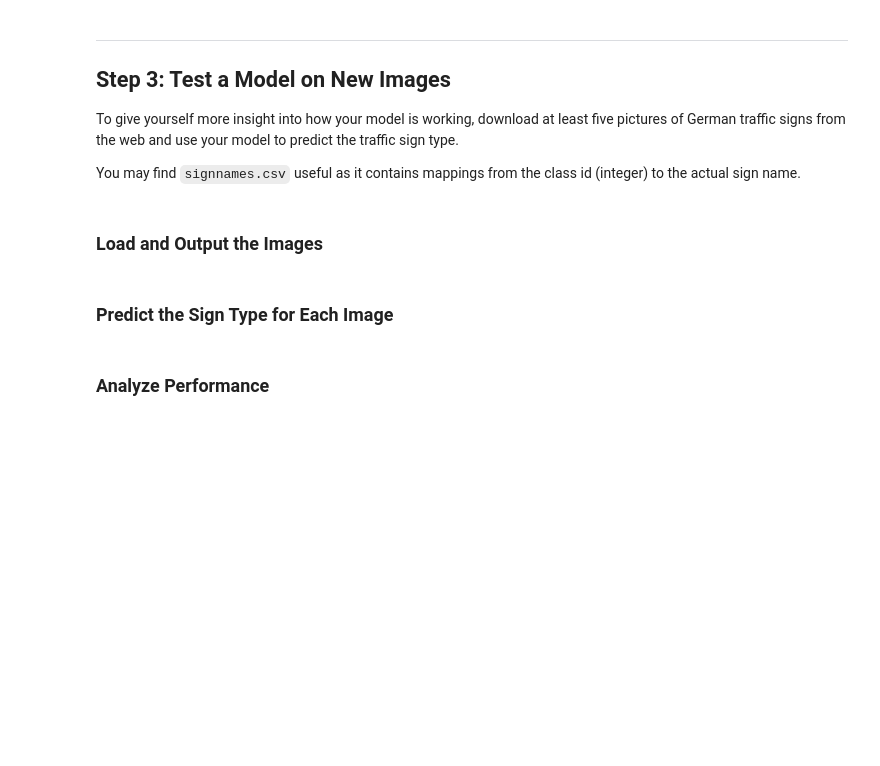
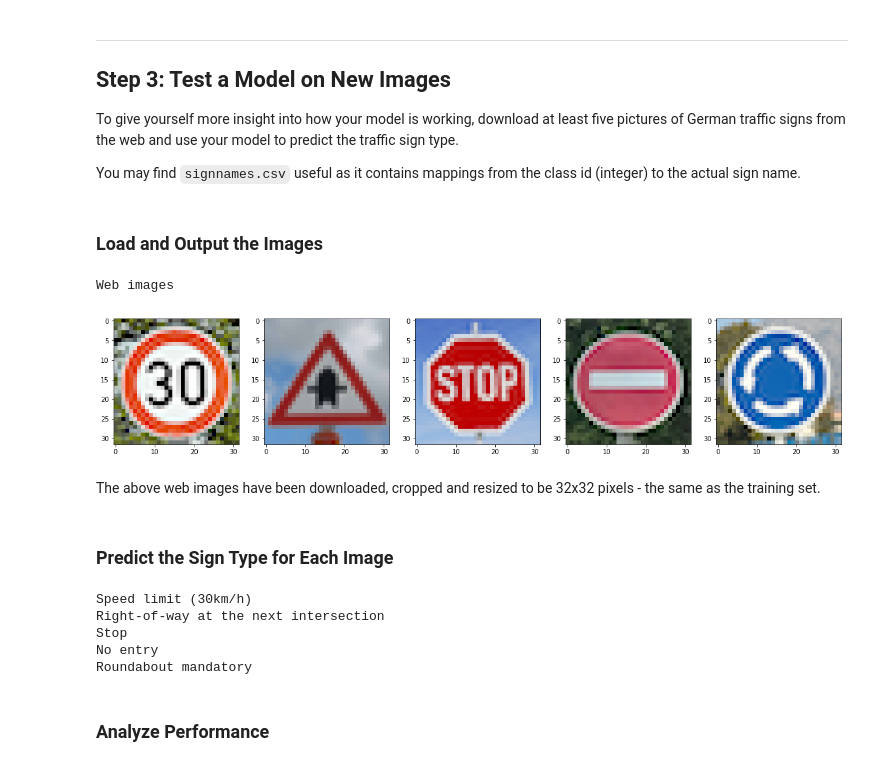
Before and after one commit to ramseykhalaf/CarND-Traffic-Sign-Classifier-Project, a Jupyter notebook: Traffic_Sign_Classifier.ipynb, the cells around one changed output. Cells and saved outputs as stored; diff of their text form; code cells hidden in the pictures; blank space fills up the shorter version.

Commit message:
adding test images from web, project done without extension

```diff
--- a/Traffic_Sign_Classifier.ipynb
+++ b/Traffic_Sign_Classifier.ipynb
@@ -363,19 +375,38 @@ You may find `signnames.csv` useful as it contains mappings from the class id (i
 # %%
 ### Load the images and plot them here.
 ### Feel free to use as many code cells as needed.
-test_images = [X_test[i,:,:,:] for i in range(10)]
 
-print("Test 10 images")
-nbu.draw_side_by_side(*test_images, figsize=(20,20))
-test_labels = y_test[:10]
-print(test_labels)
-signnames = np.genfromtxt ('signnames.csv', delimiter=",")
-print(signnames)
+
+web_folder = 'data_web/processed'
+web_images_iter = [mpimg.imread(os.path.join(web_folder, filename))[:,:,:3]
+                   for filename in os.listdir(web_folder)]
+
+web_images_norm = np.asarray(web_images_iter)
+
+print("Web images")
+nbu.draw_side_by_side(*web_images_norm, figsize=(20,20))
+# %% [output]
+Web images
+[figure, added]
+# %% [markdown]
+The above web images have been downloaded, cropped and resized to be 32x32 pixels - the same as the training set.
 # %% [markdown]
 ### Predict the Sign Type for Each Image
 # %%
 ### Run the predictions here and use the model to output the prediction for each image.
 ### Make sure to pre-process the images with the same pre-processing pipeline used earlier.
 ### Feel free to use as many code cells as needed.
+# %%
+one_hot_labels = model3.predict(x=web_images_norm)
+labels = np.argmax(one_hot_labels, axis=1)
+
+for label in labels:
+    print(sign_names[label])
+# %% [output]
+Speed limit (30km/h)
+Right-of-way at the next intersection
+Stop
+No entry
+Roundabout mandatory
 # %% [markdown]
 ### Analyze Performance
```
Also changed, not shown: parts of 6 cells of this notebook, 12 other files.
